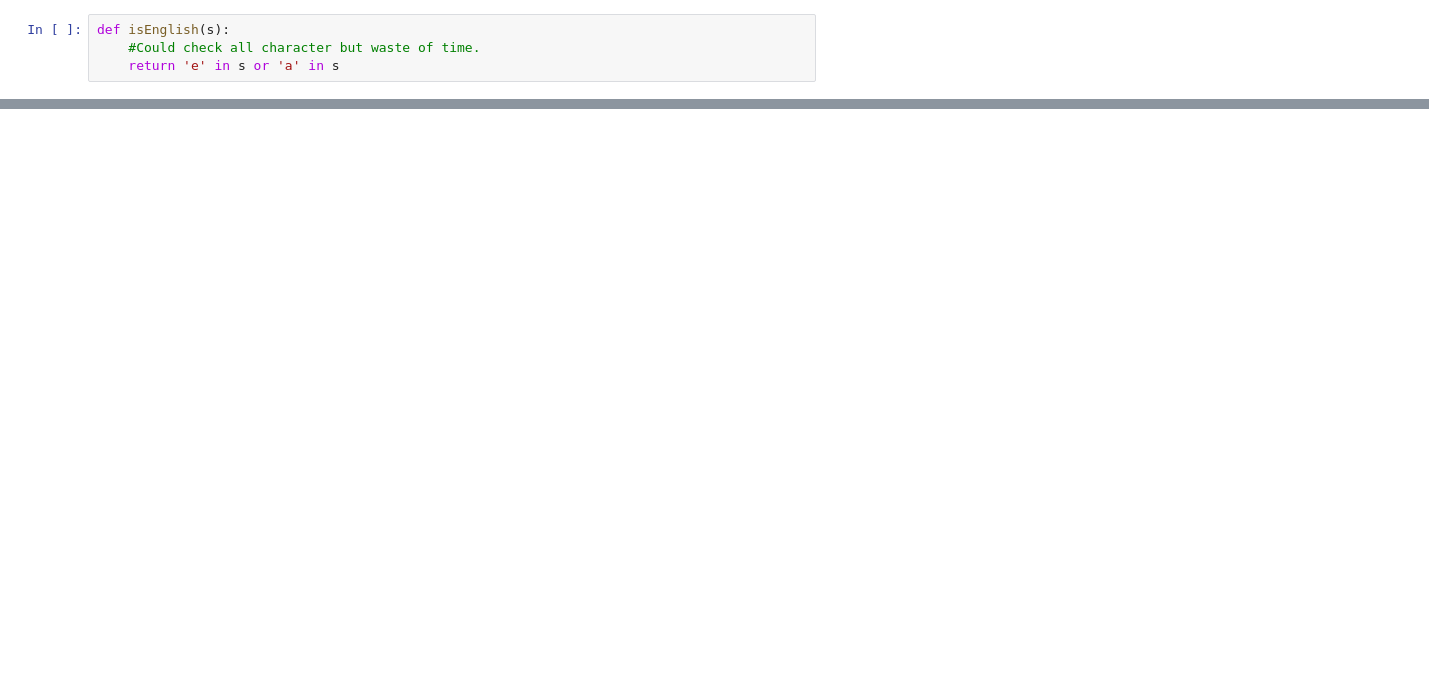
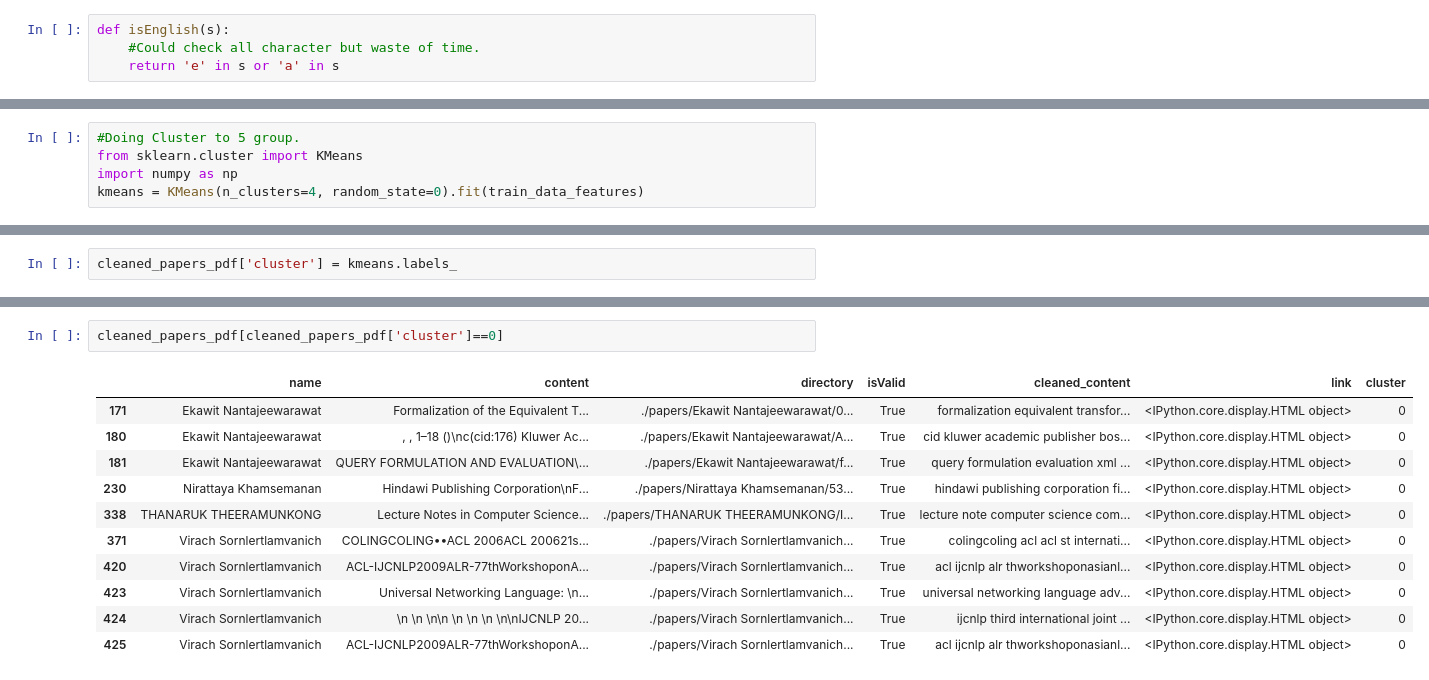
Before and after one commit to Teerapat12/NLPLab, a Jupyter notebook: PdfPaper Analytics.ipynb, the cells around one changed output, grey strips where cells are left out. Drawn from its saved outputs; the diff is of its cells as text; blank space fills up the shorter version.

```diff
--- a/PdfPaper Analytics.ipynb
+++ b/PdfPaper Analytics.ipynb
@@ -213,0 +350,5 @@ ImportError: No module named 'pdfminer.pdfdocument'
+# %%
+#Doing Cluster to 5 group.
+from sklearn.cluster import KMeans
+import numpy as np
+kmeans = KMeans(n_clusters=4, random_state=0).fit(train_data_features)
@@ -213,0 +378,2 @@ ImportError: No module named 'pdfminer.pdfdocument'
+# %%
+cleaned_papers_pdf['cluster'] = kmeans.labels_
@@ -213,0 +399,14 @@ ImportError: No module named 'pdfminer.pdfdocument'
+# %%
+cleaned_papers_pdf[cleaned_papers_pdf['cluster']==0]
+# %% [output]
+|  | name | content | directory | isValid | cleaned_content | link | cluster |
+| 171 | Ekawit Nantajeewarawat | Formalization of the Equivalent T... | ./papers/Ekawit Nantajeewarawat/0... | True | formalization equivalent transfor... | <IPython.core.display.HTML object> | 0 |
+| 180 | Ekawit Nantajeewarawat | , , 1–18 ()\nc(cid:176) Kluwer Ac... | ./papers/Ekawit Nantajeewarawat/A... | True | cid kluwer academic publisher bos... | <IPython.core.display.HTML object> | 0 |
+| 181 | Ekawit Nantajeewarawat | QUERY FORMULATION AND EVALUATION\... | ./papers/Ekawit Nantajeewarawat/f... | True | query formulation evaluation xml ... | <IPython.core.display.HTML object> | 0 |
+| 230 | Nirattaya Khamsemanan | Hindawi Publishing Corporation\nF... | ./papers/Nirattaya Khamsemanan/53... | True | hindawi publishing corporation fi... | <IPython.core.display.HTML object> | 0 |
+| 338 | THANARUK THEERAMUNKONG | Lecture Notes in Computer Science... | ./papers/THANARUK THEERAMUNKONG/I... | True | lecture note computer science com... | <IPython.core.display.HTML object> | 0 |
+| 371 | Virach Sornlertlamvanich | COLINGCOLING••ACL 2006ACL 200621s... | ./papers/Virach Sornlertlamvanich... | True | colingcoling acl acl st internati... | <IPython.core.display.HTML object> | 0 |
+| 420 | Virach Sornlertlamvanich | ACL-IJCNLP2009ALR-77thWorkshoponA... | ./papers/Virach Sornlertlamvanich... | True | acl ijcnlp alr thworkshoponasianl... | <IPython.core.display.HTML object> | 0 |
+| 423 | Virach Sornlertlamvanich | Universal Networking Language: \n... | ./papers/Virach Sornlertlamvanich... | True | universal networking language adv... | <IPython.core.display.HTML object> | 0 |
+| 424 | Virach Sornlertlamvanich | \n \n \n\n \n \n \n \n\nIJCNLP 20... | ./papers/Virach Sornlertlamvanich... | True | ijcnlp third international joint ... | <IPython.core.display.HTML object> | 0 |
+| 425 | Virach Sornlertlamvanich | ACL-IJCNLP2009ALR-77thWorkshoponA... | ./papers/Virach Sornlertlamvanich... | True | acl ijcnlp alr thworkshoponasianl... | <IPython.core.display.HTML object> | 0 |
```
Also changed, not shown: parts of 38 cells of this notebook.
